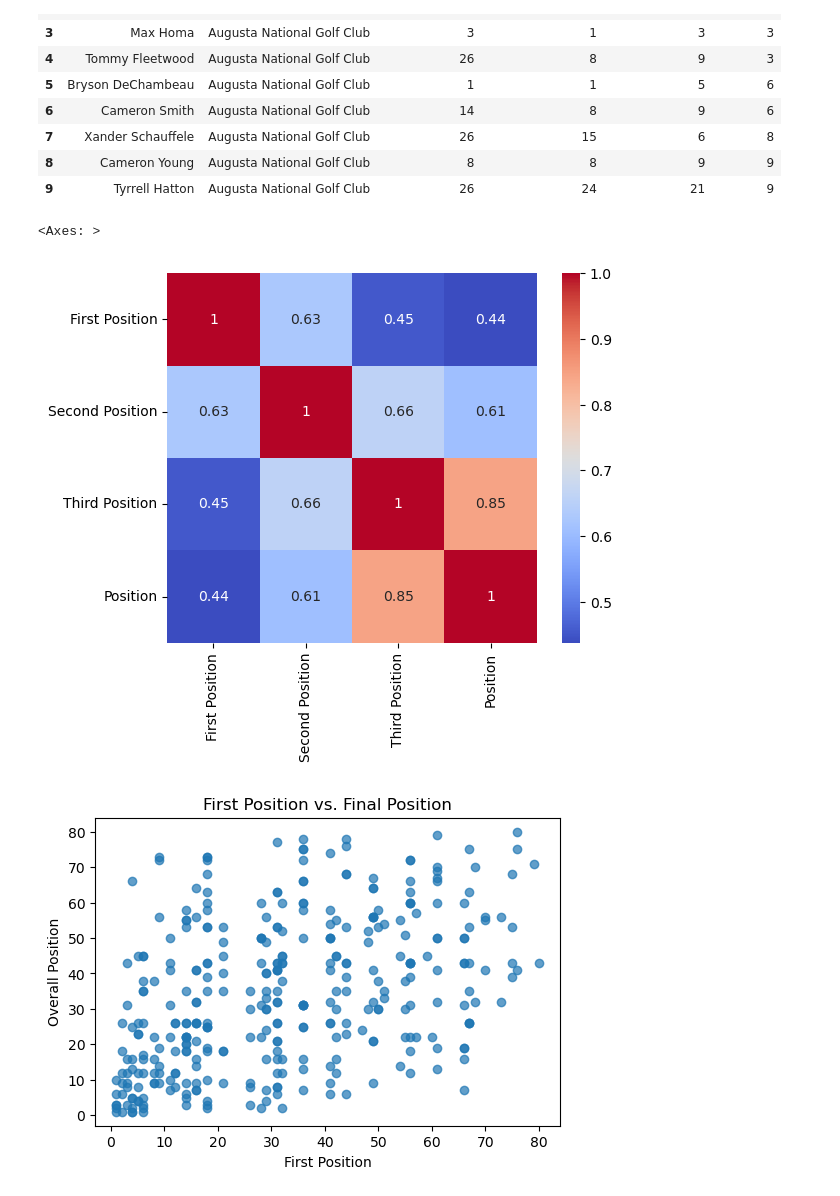
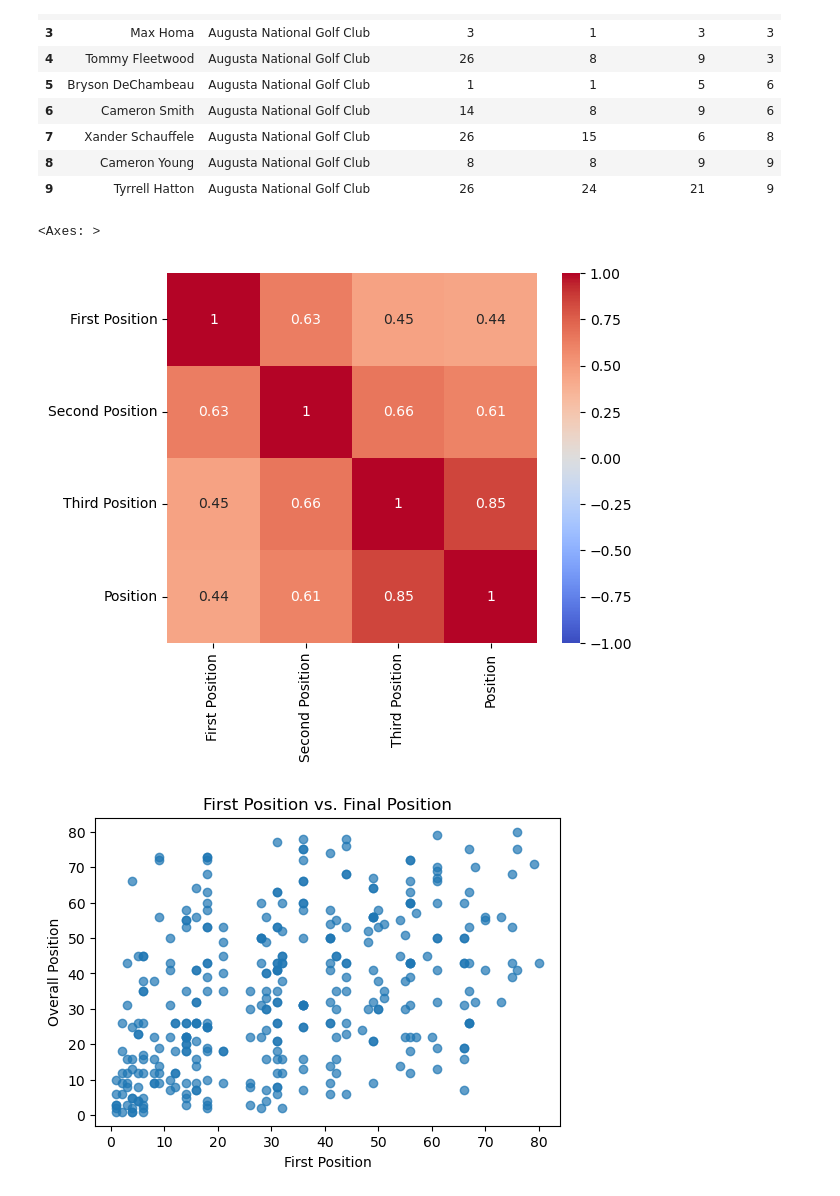
Before and after one commit to annafellars/GolfAPI, a Jupyter notebook: golf_blog2.ipynb, the cells around one changed output. Drawn from its saved outputs; the diff is of its cells as text; code cells hidden in the pictures.

```diff
--- a/golf_blog2.ipynb
+++ b/golf_blog2.ipynb
@@ -88,11 +88,11 @@ position_df .head(10)
 # %%
 #correlation plot between position between days
 numeric_df = position_df.select_dtypes(include=['number'])
 correlation_matrix = numeric_df.corr()
-sns.heatmap(correlation_matrix, annot=True, cmap='coolwarm', square=True)
+sns.heatmap(correlation_matrix, annot=True, cmap='coolwarm', square=True, vmin=-1, vmax=1)
 # %% [output]
 <Axes: >
-[figure, old version]
+[figure, new version]
 # %%
 #scatterplot showing the relation between round position and overall position
 rounds = ["First Position", "Second Position", "Third Position"]
```
Also changed, not shown: parts of 4 cells of this notebook.
